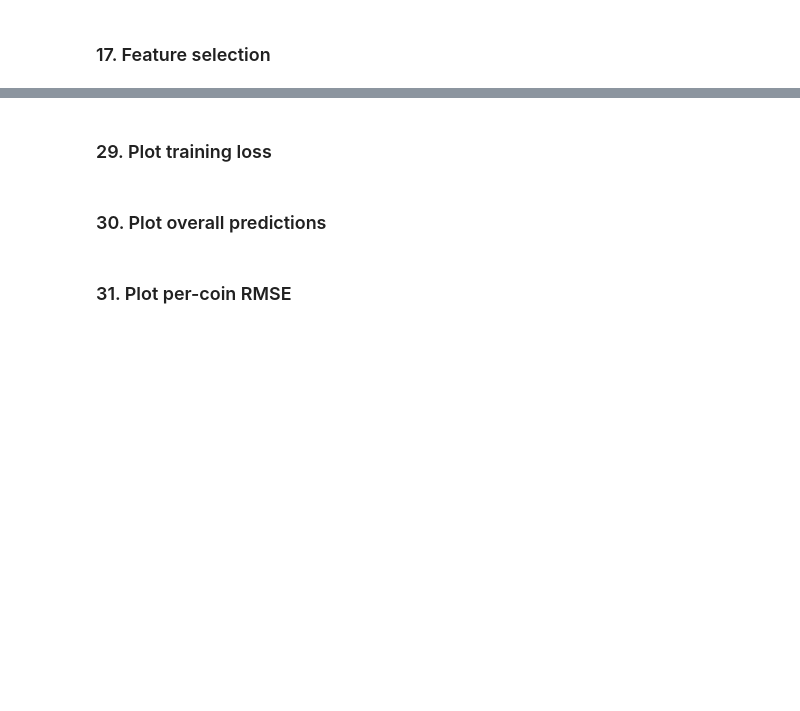
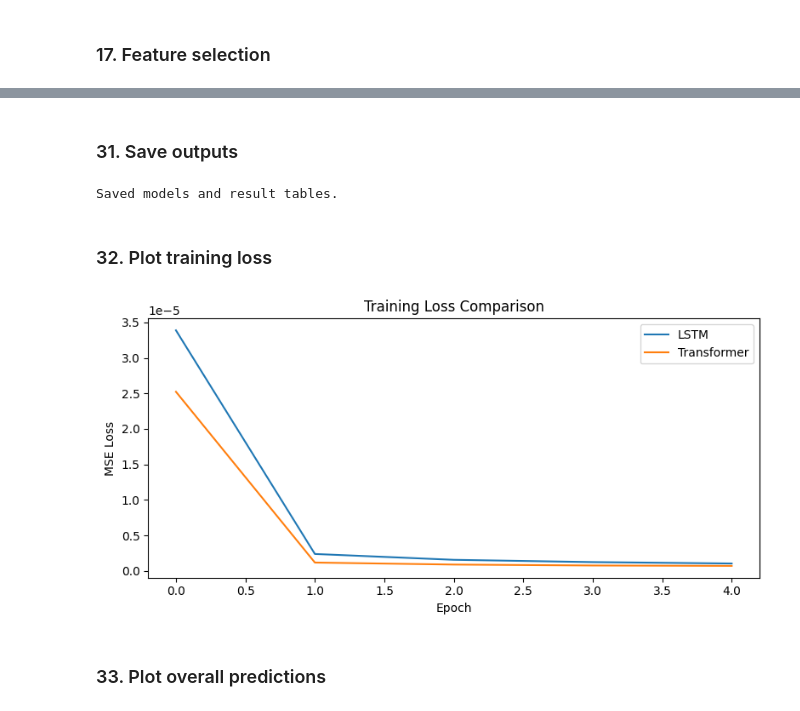
Before and after one commit to Hamed-Ahmadinia/crypto-project, a Jupyter notebook: crypto_api_lstm_puhti_Ahmadinia.ipynb, the cells around one changed output, grey strips where cells are left out. Saved outputs shown, nothing was run; the diff lists cells and outputs as text; code cells hidden in the pictures; blank space fills up the shorter version.

```diff
--- a/crypto_api_lstm_puhti_Ahmadinia.ipynb
+++ b/crypto_api_lstm_puhti_Ahmadinia.ipynb
@@ -848,29 +941,24 @@ print("LSTM scaled RMSE:", lstm_rmse)
 # %%
-transformer_model = TransformerRegressor(
-    input_size=len(feature_cols),
-    d_model=64,
-    nhead=4,
-    num_layers=2,
-    dim_feedforward=128,
-    dropout=0.1
-).to(device)
+device = torch.device("cuda" if torch.cuda.is_available() else "cpu")
+print("Using device:", device)
 
+lstm_model = LSTMRegressor(input_size=len(feature_cols)).to(device)
 criterion = nn.MSELoss()
-transformer_optimizer = torch.optim.Adam(transformer_model.parameters(), lr=LEARNING_RATE)
+lstm_optimizer = torch.optim.Adam(lstm_model.parameters(), lr=LEARNING_RATE)
 
-print("\nTraining Transformer...")
-transformer_history = train_model(
-    model=transformer_model,
+print("\nTraining LSTM...")
+lstm_history = train_model(
+    model=lstm_model,
     train_loader=train_loader,
     criterion=criterion,
-    optimizer=transformer_optimizer,
+    optimizer=lstm_optimizer,
     device=device,
     epochs=EPOCHS
 )
 
-transformer_preds, y_true_2, transformer_mae, transformer_rmse = evaluate_model_with_arrays(
-    transformer_model, test_loader, device
+lstm_preds, y_true, test_symbol_ids, lstm_mae, lstm_rmse = evaluate_model_with_labels(
+    lstm_model, test_loader, device
 )
 
-print("Transformer scaled MAE:", transformer_mae)
-print("Transformer scaled RMSE:", transformer_rmse)
+print("LSTM scaled MAE:", lstm_mae)
+print("LSTM scaled RMSE:", lstm_rmse)
@@ -978,28 +1169,30 @@ print("\nSaved models and result tables.")
 # %% [markdown]
-### 29. Plot training loss
+### 31. Save outputs
 # %%
-plt.figure(figsize=(8, 4))
-plt.plot(lstm_history, label="LSTM")
-plt.plot(transformer_history, label="Transformer")
-plt.title("Training Loss Comparison")
-plt.xlabel("Epoch")
-plt.ylabel("MSE Loss")
-plt.legend()
-plt.tight_layout()
-plt.show()
+torch.save(lstm_model.state_dict(), os.path.join(MODEL_DIR, f"lstm_multi_coin_{INTERVAL}.pt"))
+torch.save(transformer_model.state_dict(), os.path.join(MODEL_DIR, f"transformer_multi_coin_{INTERVAL}.pt"))
+
+comparison_df.to_csv(os.path.join(RESULTS_DIR, f"model_comparison_{INTERVAL}.csv"), index=False)
+per_coin_df.to_csv(os.path.join(RESULTS_DIR, f"per_coin_model_comparison_scaled_{INTERVAL}.csv"), index=False)
+per_coin_original_df.to_csv(os.path.join(RESULTS_DIR, f"per_coin_model_comparison_original_{INTERVAL}.csv"), index=False)
+
+print("Saved models and result tables.")
+# %% [output]
+Saved models and result tables.
 # %% [markdown]
-### 30. Plot overall predictions
+### 32. Plot training loss
 # %%
-plt.figure(figsize=(12, 5))
-plt.plot(y_true[:500], label="True", alpha=0.8)
-plt.plot(lstm_preds[:500], label="LSTM Pred", alpha=0.8)
-plt.plot(transformer_preds[:500], label="Transformer Pred", alpha=0.8)
-plt.title("Prediction Comparison (Scaled)")
-plt.xlabel("Time Step")
-plt.ylabel("Scaled Close Price")
+plt.figure(figsize=(8, 4))
+plt.plot(lstm_history, label="LSTM")
+plt.plot(transformer_history, label="Transformer")
+plt.title("Training Loss Comparison")
+plt.xlabel("Epoch")
+plt.ylabel("MSE Loss")
 plt.legend()
 plt.tight_layout()
 plt.show()
+# %% [output]
+[figure, added]
 # %% [markdown]
-### 31. Plot per-coin RMSE
+### 33. Plot overall predictions
 # %%
```
Also changed, not shown: parts of 39 cells of this notebook.
